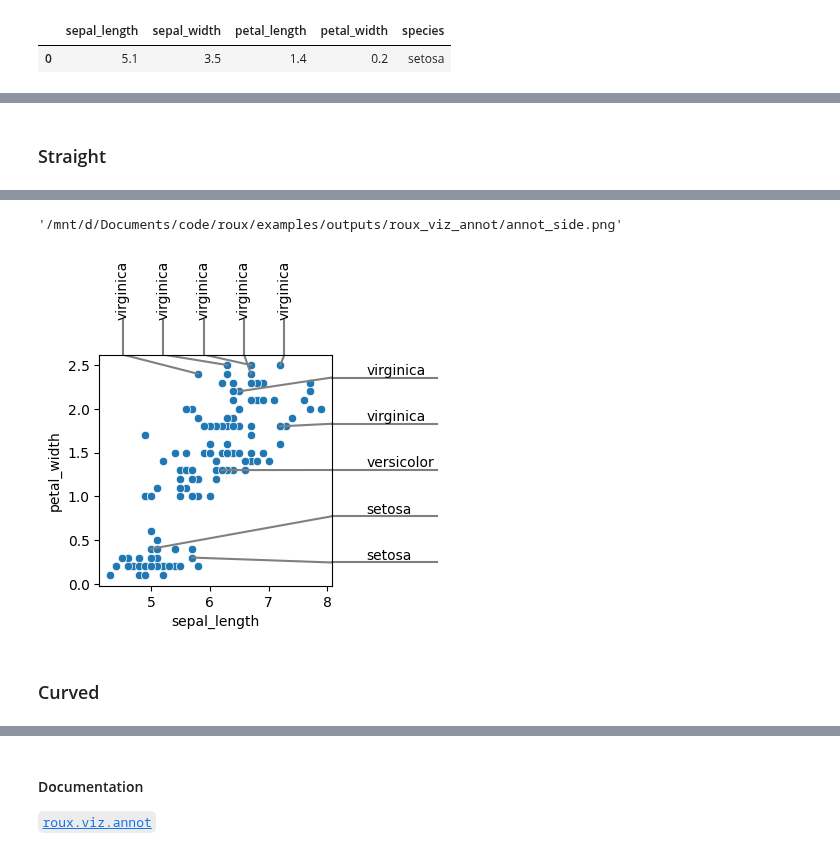
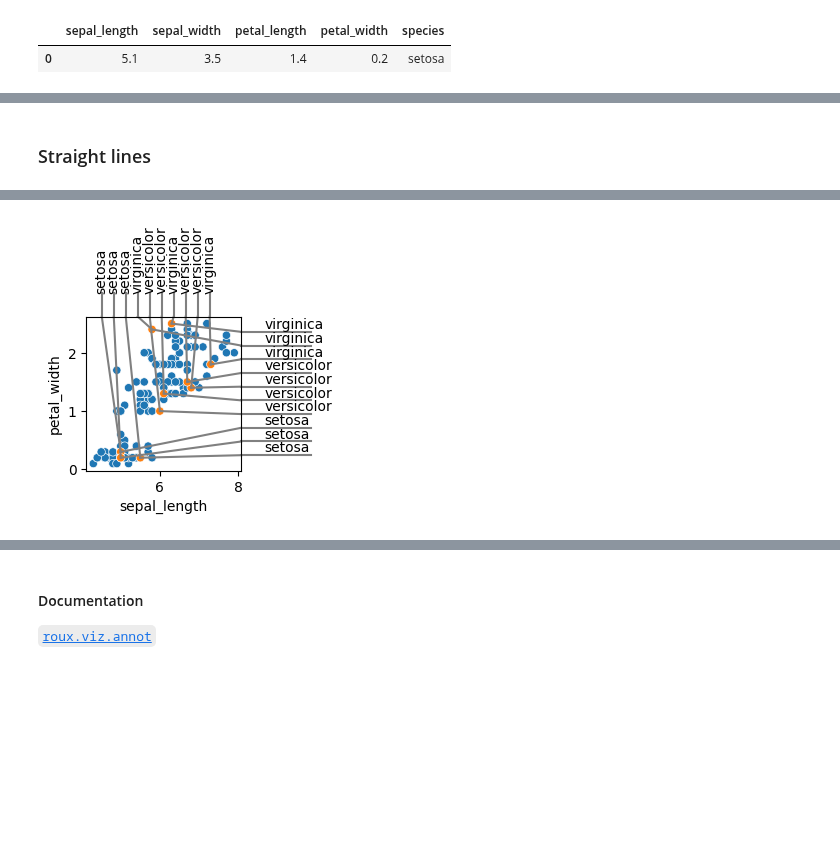
Before and after one commit to rraadd88/roux, a Jupyter notebook: examples/roux_viz_annot.ipynb, the cells around one changed output, grey strips where cells are left out. Drawn from its saved outputs; the diff is of its cells as text; code cells hidden in the pictures; blank space fills up the shorter version.

```diff
--- a/examples/roux_viz_annot.ipynb
+++ b/examples/roux_viz_annot.ipynb
@@ -19,3 +19,13 @@ df1.head(1)
 # %% [output]
 |  | sepal_length | sepal_width | petal_length | petal_width | species |
 | 0 | 5.1 | 3.5 | 1.4 | 0.2 | setosa |
+# %%
+## plot data
+data=(
+    df1
+    .assign(
+        annot=lambda df: df.index.isin(df.sample(10,random_state=0).index.tolist()),
+    )
+    .sort_values('annot')
+)
+data.head(1)
@@ -22,20 +67,31 @@ df1.head(1)
 # %% [markdown]
-### Straight
+### Straight lines
 # %%
-# plot
-_,ax=plt.subplots(figsize=[3,3])
-ax=sns.scatterplot(data=df1,x='sepal_length',y='petal_width',ax=ax)
+# base plot
+_,ax=plt.subplots(figsize=[2,2])
+ax=sns.scatterplot(
+    data=data,
+    x='sepal_length',
+    y='petal_width',
+    hue='annot',
+    ax=ax,
+    legend=False,
+)
+
+## annotations
 from roux.viz.annot import annot_side
 ## left
 ax=annot_side(
     ax=ax,
-    df1=df1.sample(5),
+    df1=data.query(expr='`annot`==True'),
     colx='sepal_length',coly='petal_width',cols='species',length_axhline=1.3,
     )
 ## top
-ax=annot_side(ax=ax,
-           df1=df1.sort_values('petal_width',ascending=False).head(5),
-           colx='sepal_length',coly='petal_width',cols='species',length_axhline=1,
-           loc='top',)
-_=to_plot('outputs/roux_viz_annot/annot_side.png')
+ax=annot_side(
+    ax=ax,
+    df1=data.query(expr='`annot`==True'),
+    colx='sepal_length',coly='petal_width',cols='species',length_axhline=1,
+    loc='top',
+)
+# _=to_plot('outputs/roux_viz_annot/annot_side.png')
 # %% [output]
@@ -43,4 +98 @@ WARNING:root:overwritting: outputs/roux_viz_annot/annot_side.png
-'/mnt/d/Documents/code/roux/examples/outputs/roux_viz_annot/annot_side.png'
-[figure, old version]
+[figure, new version]
-# %% [markdown]
-### Curved
```
Also changed, not shown: parts of 11 cells of this notebook, 5 other files.
